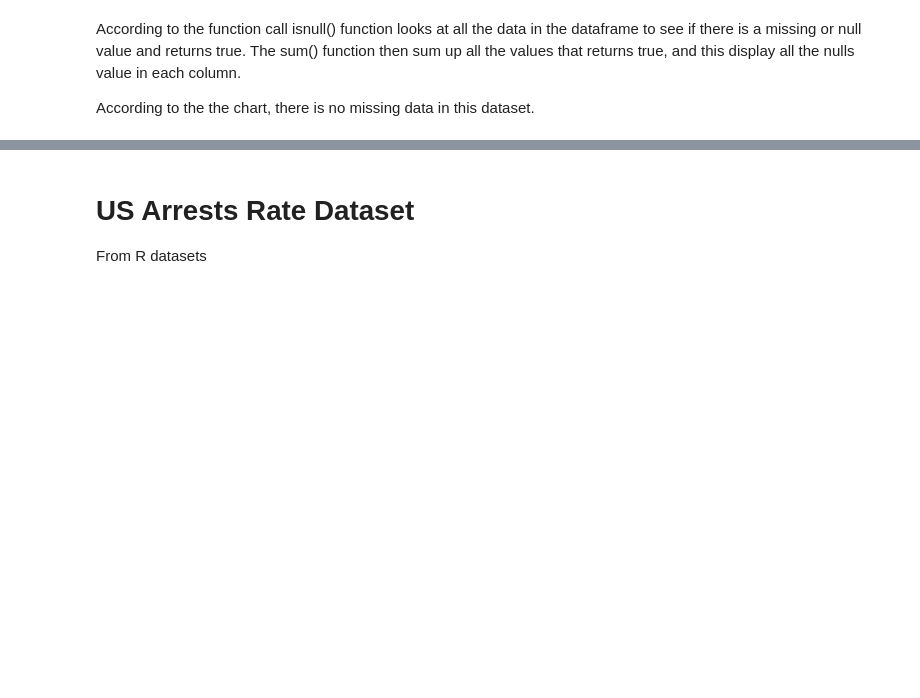
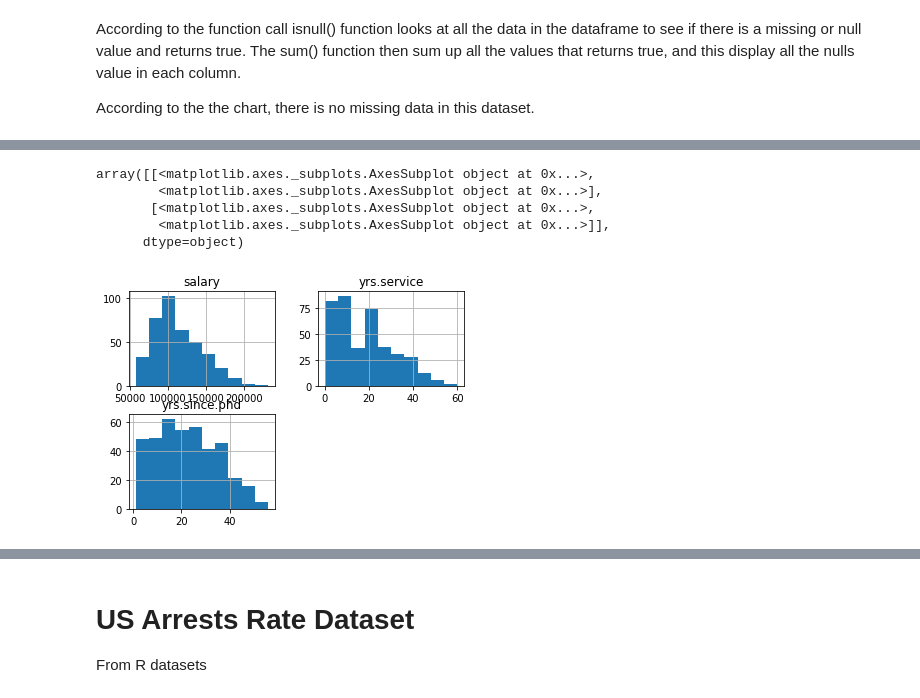
Before and after one commit to KorakotSanti/CSC310_Assignment_2, a Jupyter notebook: Project2.ipynb, the cells around one changed output, grey strips where cells are left out. Saved outputs shown, nothing was run; the diff lists cells and outputs as text; code cells hidden in the pictures; blank space fills up the shorter version.

```diff
--- a/Project2.ipynb
+++ b/Project2.ipynb
@@ -110,0 +151,9 @@ According to the the chart, there is no missing data in this dataset.
+# %%
+salary_numerical.hist()
+# %% [output]
+array([[<matplotlib.axes._subplots.AxesSubplot object at 0x...>,
+        <matplotlib.axes._subplots.AxesSubplot object at 0x...>],
+       [<matplotlib.axes._subplots.AxesSubplot object at 0x...>,
+        <matplotlib.axes._subplots.AxesSubplot object at 0x...>]],
+      dtype=object)
+[figure, added]
```
Also changed, not shown: parts of 30 cells of this notebook.
